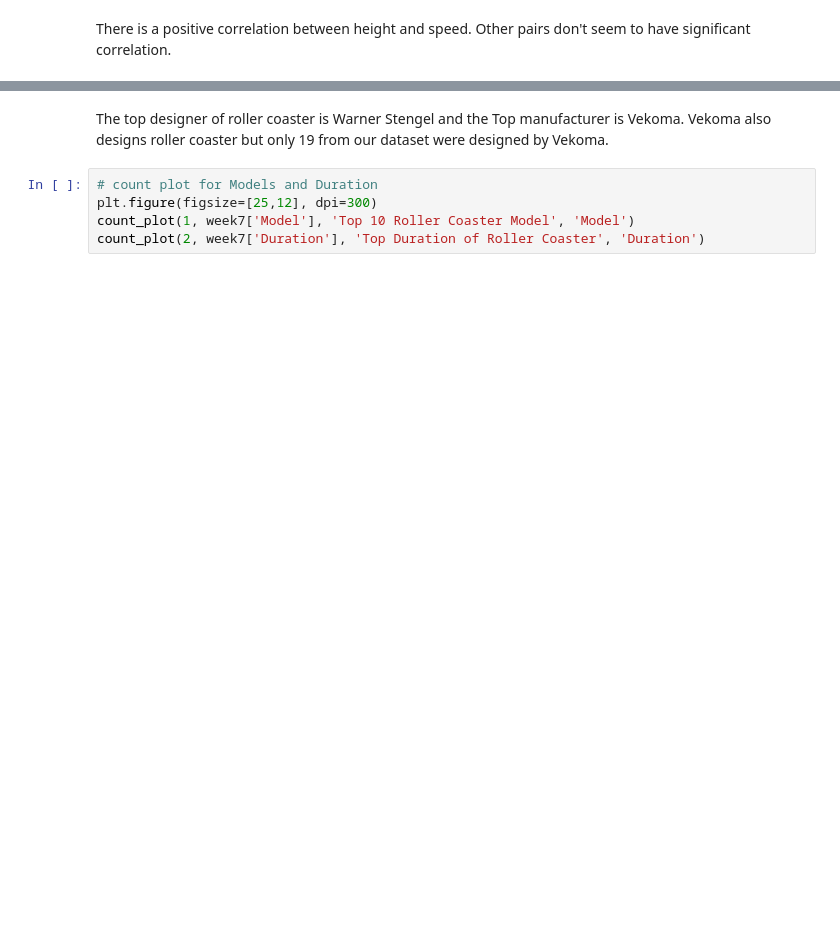
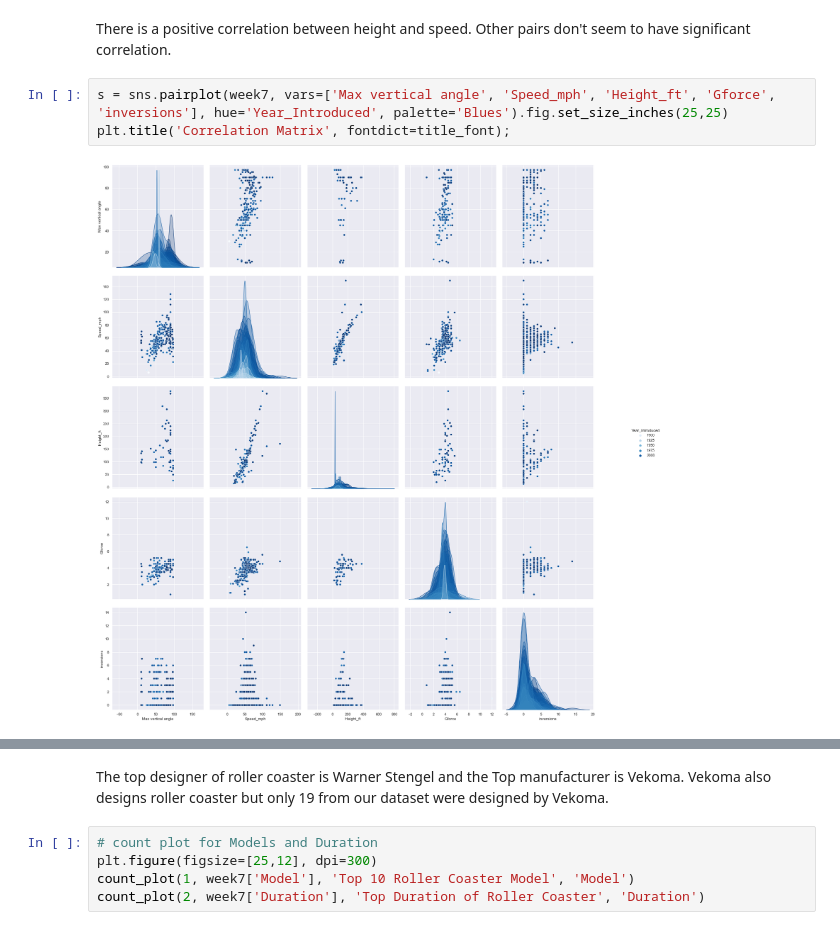
Before and after one commit to joshuaati/python_practice, a Jupyter notebook: 4 Data in Motion Challange/Week 7 pandas.ipynb, the cells around one changed output, grey strips where cells are left out. Cells and saved outputs as stored; diff of their text form; blank space fills up the shorter version.

```diff
--- a/4 Data in Motion Challange/Week 7 pandas.ipynb
+++ b/4 Data in Motion Challange/Week 7 pandas.ipynb
@@ -157,2 +156,7 @@ plt.title('Correlation Matrix', fontdict=title_font);
 # %% [markdown]
 There is a positive correlation between height and speed. Other pairs don't seem to have significant correlation.
+# %%
+s = sns.pairplot(week7, vars=['Max vertical angle', 'Speed_mph', 'Height_ft', 'Gforce', 'inversions'], hue='Year_Introduced', palette='Blues').fig.set_size_inches(25,25)
+plt.title('Correlation Matrix', fontdict=title_font);
+# %% [output]
+[figure, added]
```
Also changed, not shown: parts of 20 cells of this notebook.
